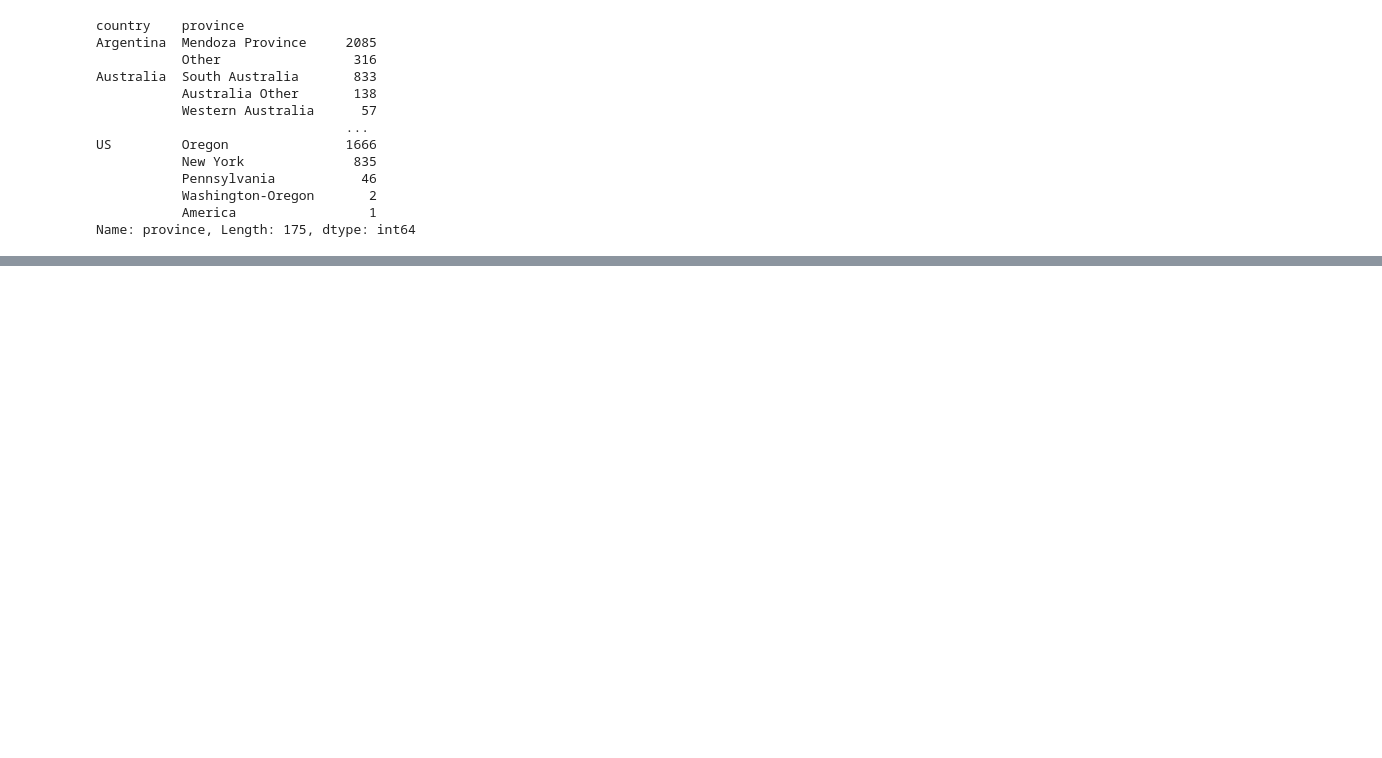
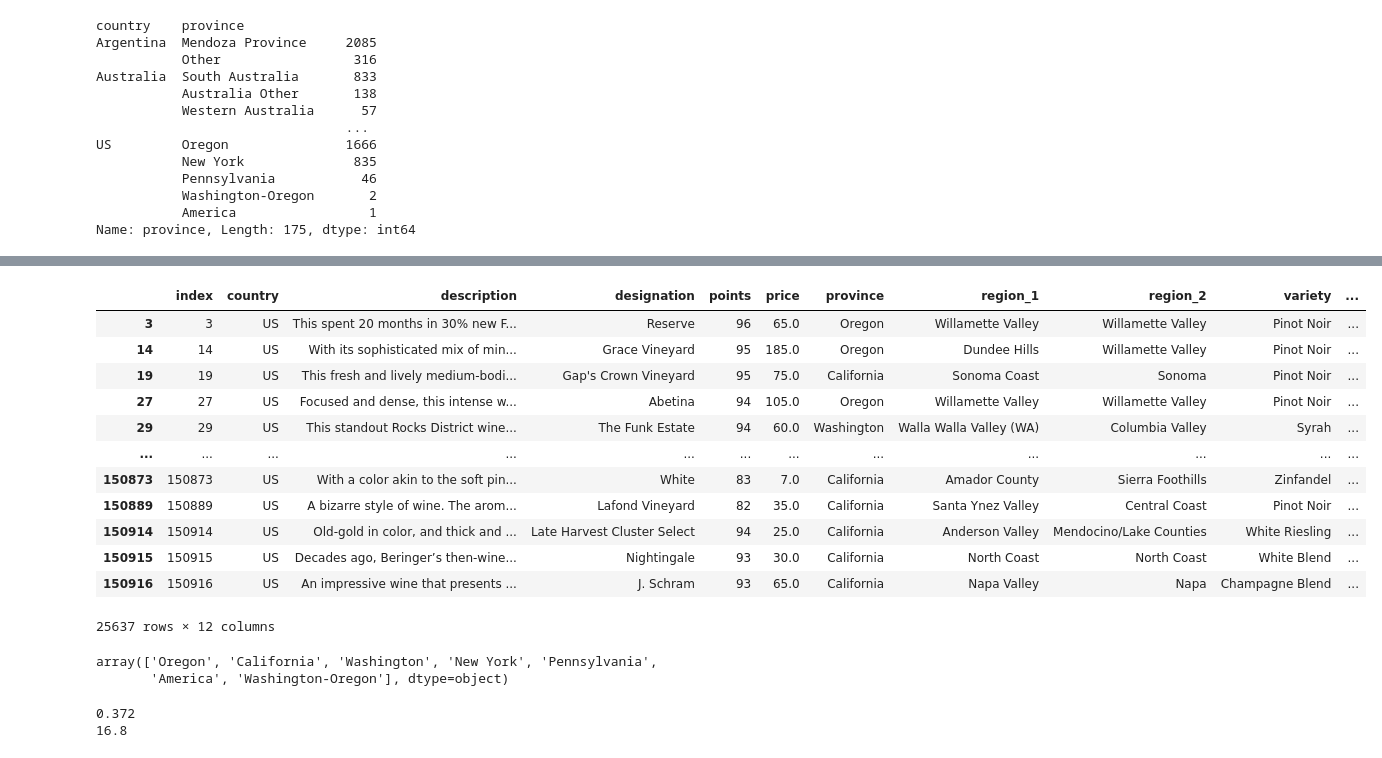
Before and after one commit to Jeongho-cho/Wine_review, a Jupyter notebook: Untitled.ipynb, the cells around one changed output, grey strips where cells are left out. Saved outputs shown, nothing was run; the diff lists cells and outputs as text; code cells hidden in the pictures; blank space fills up the shorter version.

```diff
--- a/Untitled.ipynb
+++ b/Untitled.ipynb
@@ -615,0 +661,28 @@ Name: province, Length: 175, dtype: int64
+# %%
+wn_us = wn_prna_7[wn_prna_7['country'] == 'US']
+wn_us
+# %% [output]
+|  | index | country | description | designation | points | price | province | region_1 | region_2 | variety | ... |
+| 3 | 3 | US | This spent 20 months in 30% new F... | Reserve | 96 | 65.0 | Oregon | Willamette Valley | Willamette Valley | Pinot Noir | ... |
+| 14 | 14 | US | With its sophisticated mix of min... | Grace Vineyard | 95 | 185.0 | Oregon | Dundee Hills | Willamette Valley | Pinot Noir | ... |
+| 19 | 19 | US | This fresh and lively medium-bodi... | Gap's Crown Vineyard | 95 | 75.0 | California | Sonoma Coast | Sonoma | Pinot Noir | ... |
+| 27 | 27 | US | Focused and dense, this intense w... | Abetina | 94 | 105.0 | Oregon | Willamette Valley | Willamette Valley | Pinot Noir | ... |
+| 29 | 29 | US | This standout Rocks District wine... | The Funk Estate | 94 | 60.0 | Washington | Walla Walla Valley (WA) | Columbia Valley | Syrah | ... |
+| ... | ... | ... | ... | ... | ... | ... | ... | ... | ... | ... | ... |
+| 150873 | 150873 | US | With a color akin to the soft pin... | White | 83 | 7.0 | California | Amador County | Sierra Foothills | Zinfandel | ... |
+| 150889 | 150889 | US | A bizarre style of wine. The arom... | Lafond Vineyard | 82 | 35.0 | California | Santa Ynez Valley | Central Coast | Pinot Noir | ... |
+| 150914 | 150914 | US | Old-gold in color, and thick and ... | Late Harvest Cluster Select | 94 | 25.0 | California | Anderson Valley | Mendocino/Lake Counties | White Riesling | ... |
+| 150915 | 150915 | US | Decades ago, Beringer’s then-wine... | Nightingale | 93 | 30.0 | California | North Coast | North Coast | White Blend | ... |
+| 150916 | 150916 | US | An impressive wine that presents ... | J. Schram | 93 | 65.0 | California | Napa Valley | Napa | Champagne Blend | ... |
+25637 rows × 12 columns
+# %%
+wn_us['province'].unique()
+# %% [output]
+array(['Oregon', 'California', 'Washington', 'New York', 'Pennsylvania',
+       'America', 'Washington-Oregon'], dtype=object)
+# %%
+print(wn_us['efficiency'].min())
+print(wn_us['efficiency'].max())
+# %% [output]
+0.372
+16.8
```
Also changed, not shown: parts of 12 cells of this notebook.
